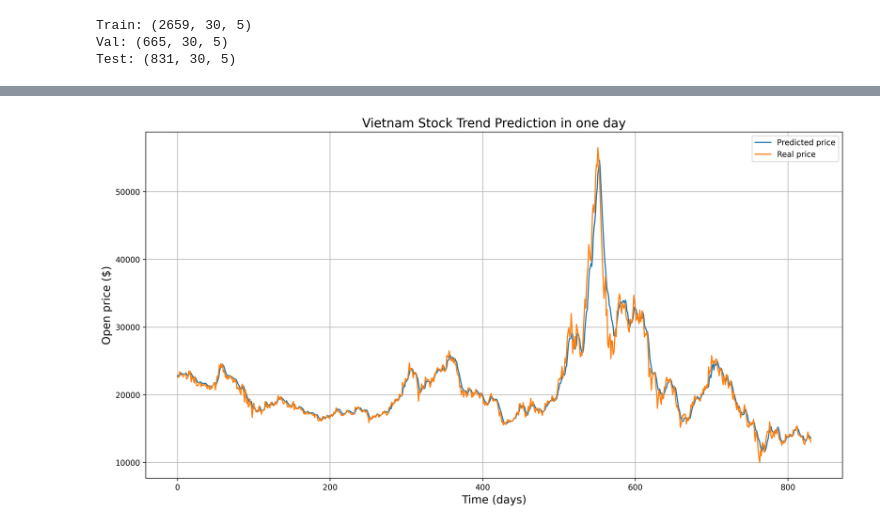
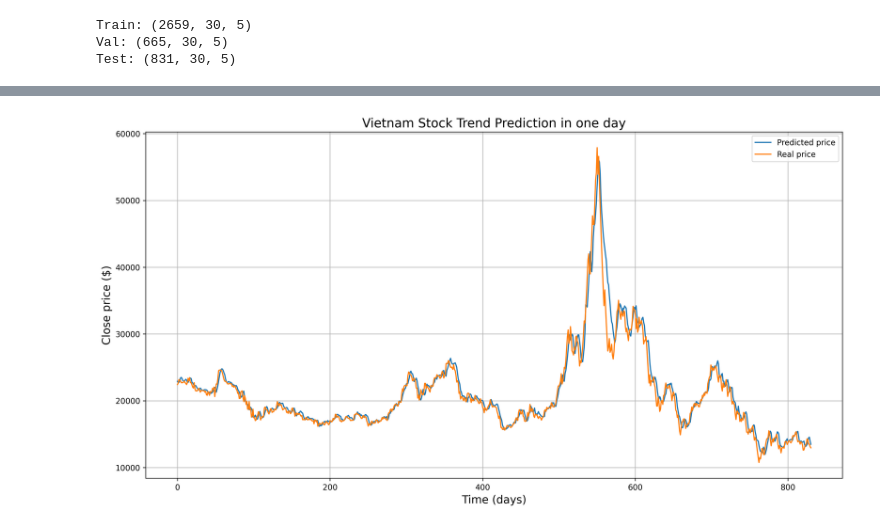
Before and after one commit to n9hquan/Stock_Prediction, a Jupyter notebook: notebooks/Task_2.1.ipynb, the cells around one changed output, grey strips where cells are left out. Drawn from its saved outputs; the diff is of its cells as text; code cells hidden in the pictures.

Commit message:
update: update prediction target from Open price to Close price

```diff
--- a/notebooks/Task_2.1.ipynb
+++ b/notebooks/Task_2.1.ipynb
@@ -70,7 +70,7 @@ data
 # %%
 # Select multiple features
 features = ['Open', 'High', 'Low', 'Close', 'Volume'] # Exclude Trading Date
-target = 'Open'
+target = 'Close'
 
 df = data[features]
 # %%
@@ -285,13 +285,13 @@ y_pred = scaler_y.inverse_transform(y_pred_norm)
 # %%
 # Visualization
 plt.figure(figsize=(16, 8), dpi=300)
 plt.plot(y_pred, label='Predicted price')
 plt.plot(y_test, label='Real price')
 plt.title('Vietnam Stock Trend Prediction in one day', fontsize=16)
 plt.xlabel('Time (days)', fontsize=14)
-plt.ylabel('Open price ($)', fontsize=14)
+plt.ylabel('Close price ($)', fontsize=14)
 plt.grid()
 plt.legend()
 plt.show()
 # %% [output]
-[figure, old version]
+[figure, new version]
```
Also changed, not shown: parts of 4 cells of this notebook.
